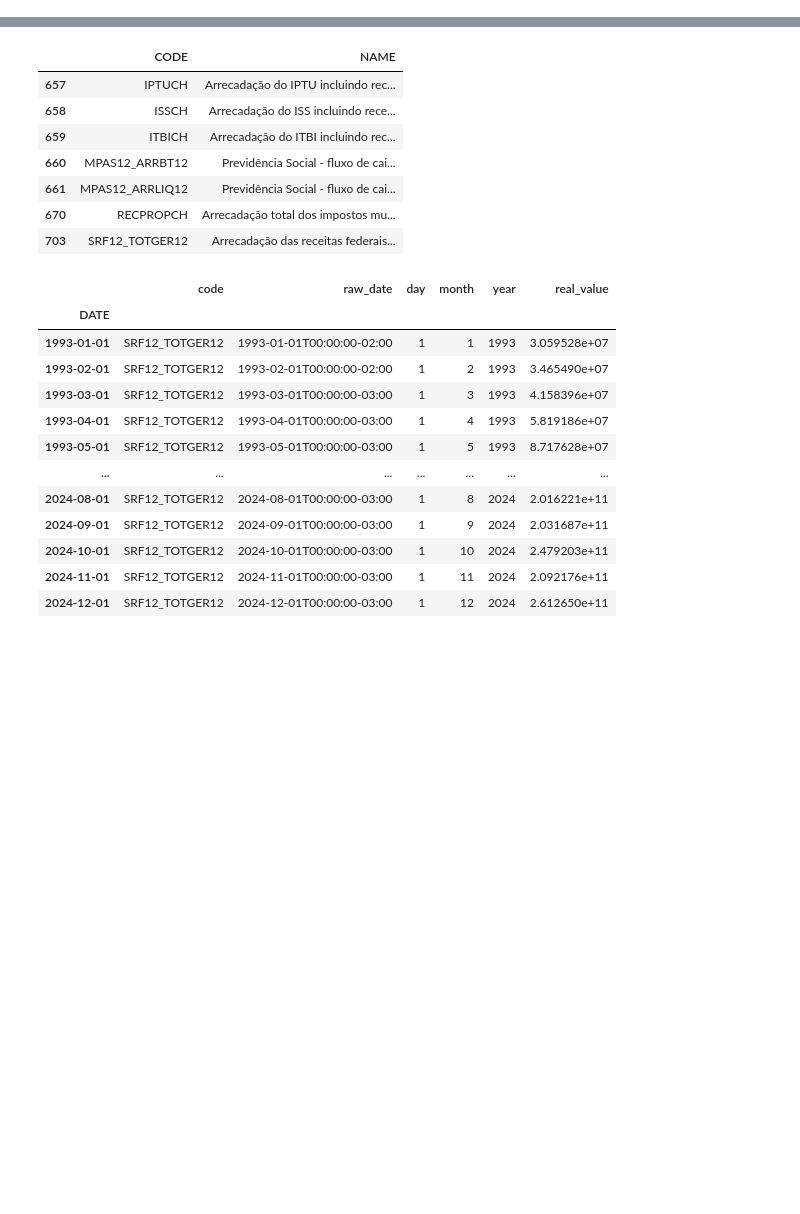
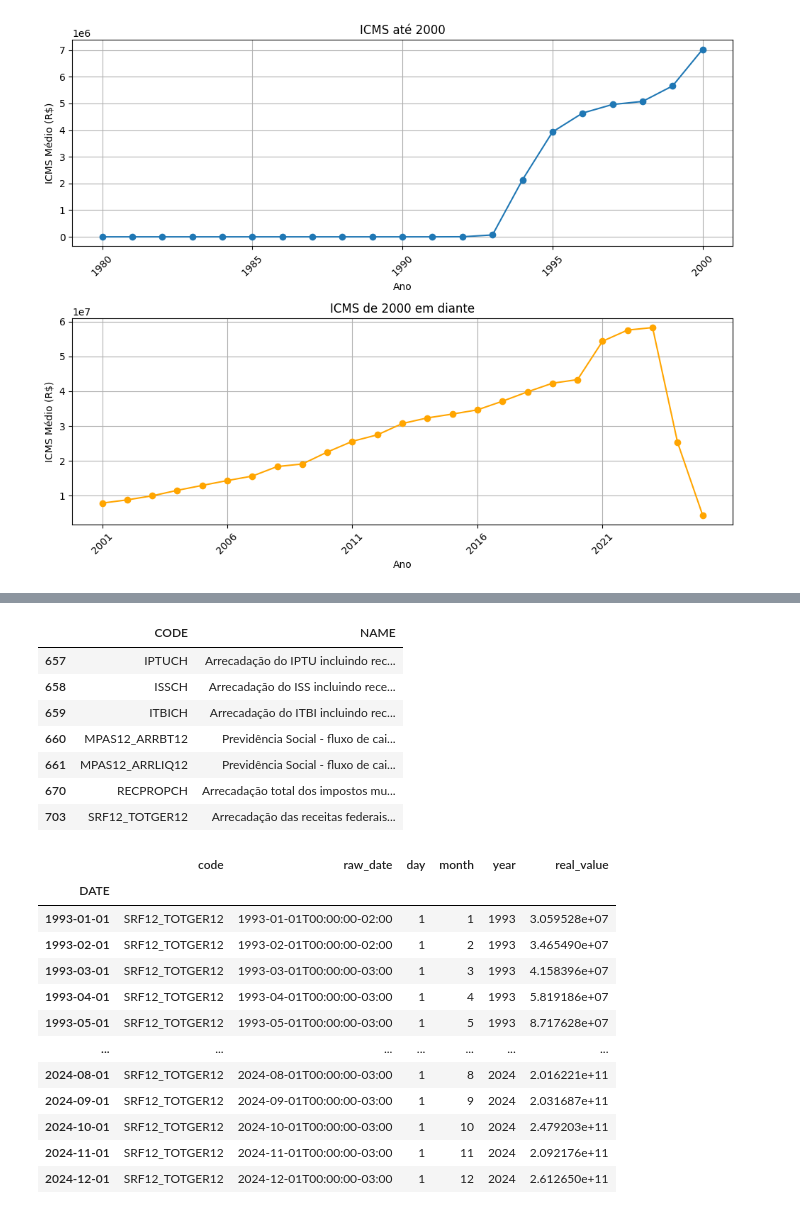
Before and after one commit to iagonmic/union-revenue-costs, a Jupyter notebook: dados_arrecadacao.ipynb, the cells around one changed output, grey strips where cells are left out. Saved outputs shown, nothing was run; the diff lists cells and outputs as text; code cells hidden in the pictures; blank space fills up the shorter version.

Commit message:
dados_arrecadação

```diff
--- a/dados_arrecadacao.ipynb
+++ b/dados_arrecadacao.ipynb
@@ -5,0 +167,42 @@ df = ipea.list_series()
+# %%
+import pandas as pd
+import numpy as np
+
+ICMS = ipea.timeseries('CONFAZ12_ICMSN12')
+
+# Primeiro: agrupar por YEAR fazendo a média
+df_media = ICMS.groupby('YEAR', as_index=False)['VALUE (R$)'].mean()
+
+# Separar os dados
+df_ate_2000 = df_media[df_media['YEAR'] <= 2000]
+df_depois_2000 = df_media[df_media['YEAR'] > 2000]
+
+# Criar os gráficos
+fig, axes = plt.subplots(2, 1, figsize=(10, 8))
+
+# Primeiro gráfico: até 2000
+axes[0].plot(df_ate_2000['YEAR'], df_ate_2000['VALUE (R$)'], marker='o')
+axes[0].set_title('ICMS até 2000')
+axes[0].set_xlabel('Ano')
+axes[0].set_ylabel('ICMS Médio (R$)')
+axes[0].grid(True)
+# Colocar apenas alguns anos (ex: de 5 em 5)
+anos_ate_2000 = np.arange(df_ate_2000['YEAR'].min(), df_ate_2000['YEAR'].max()+1, 5)
+axes[0].set_xticks(anos_ate_2000)
+axes[0].tick_params(axis='x', rotation=45)
+
+# Segundo gráfico: de 2000 em diante
+axes[1].plot(df_depois_2000['YEAR'], df_depois_2000['VALUE (R$)'], marker='o', color='orange')
+axes[1].set_title('ICMS de 2000 em diante')
+axes[1].set_xlabel('Ano')
+axes[1].set_ylabel('ICMS Médio (R$)')
+axes[1].grid(True)
+# Colocar apenas alguns anos (ex: de 5 em 5)
+anos_depois_2000 = np.arange(df_depois_2000['YEAR'].min(), df_depois_2000['YEAR'].max()+1, 5)
+axes[1].set_xticks(anos_depois_2000)
+axes[1].tick_params(axis='x', rotation=45)
+
+plt.tight_layout()
+plt.show()
+# %% [output]
+[figure, added]
```
Also changed, not shown: parts of 9 cells of this notebook.
